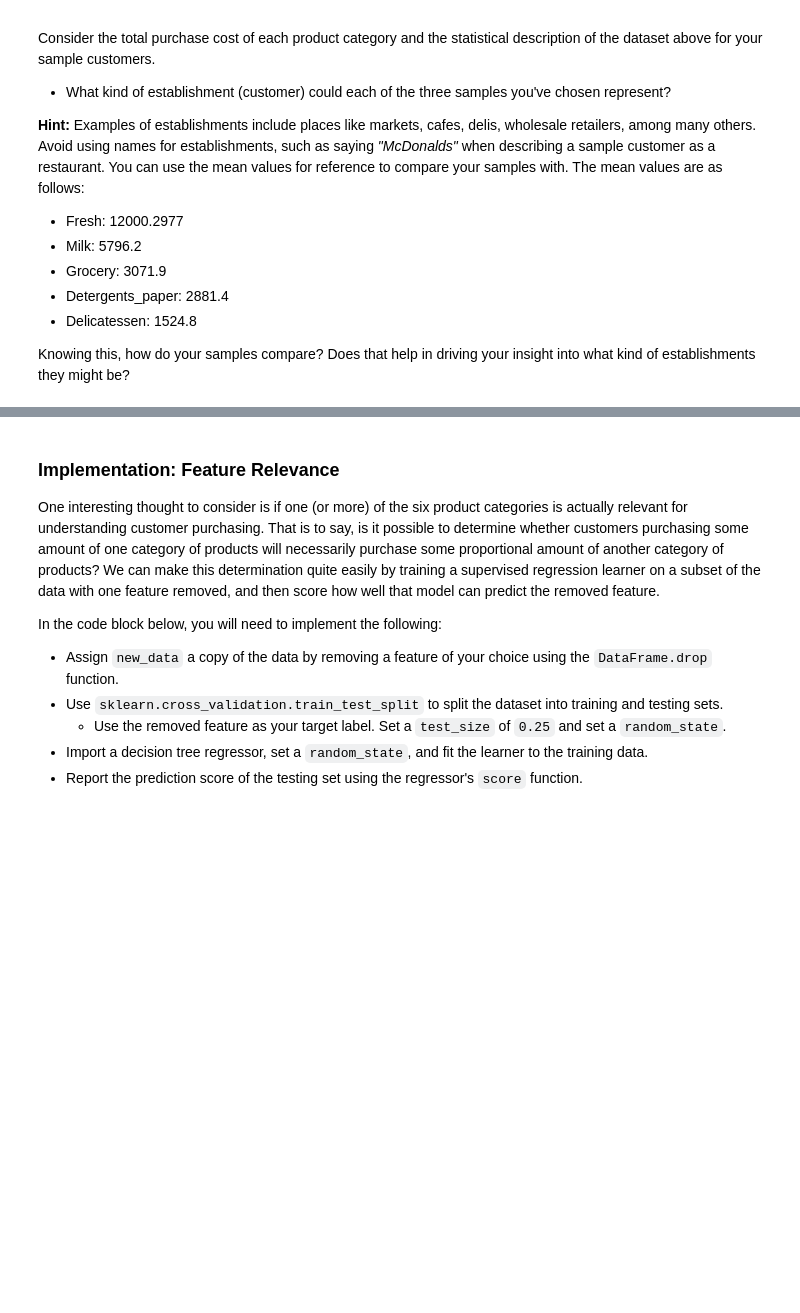
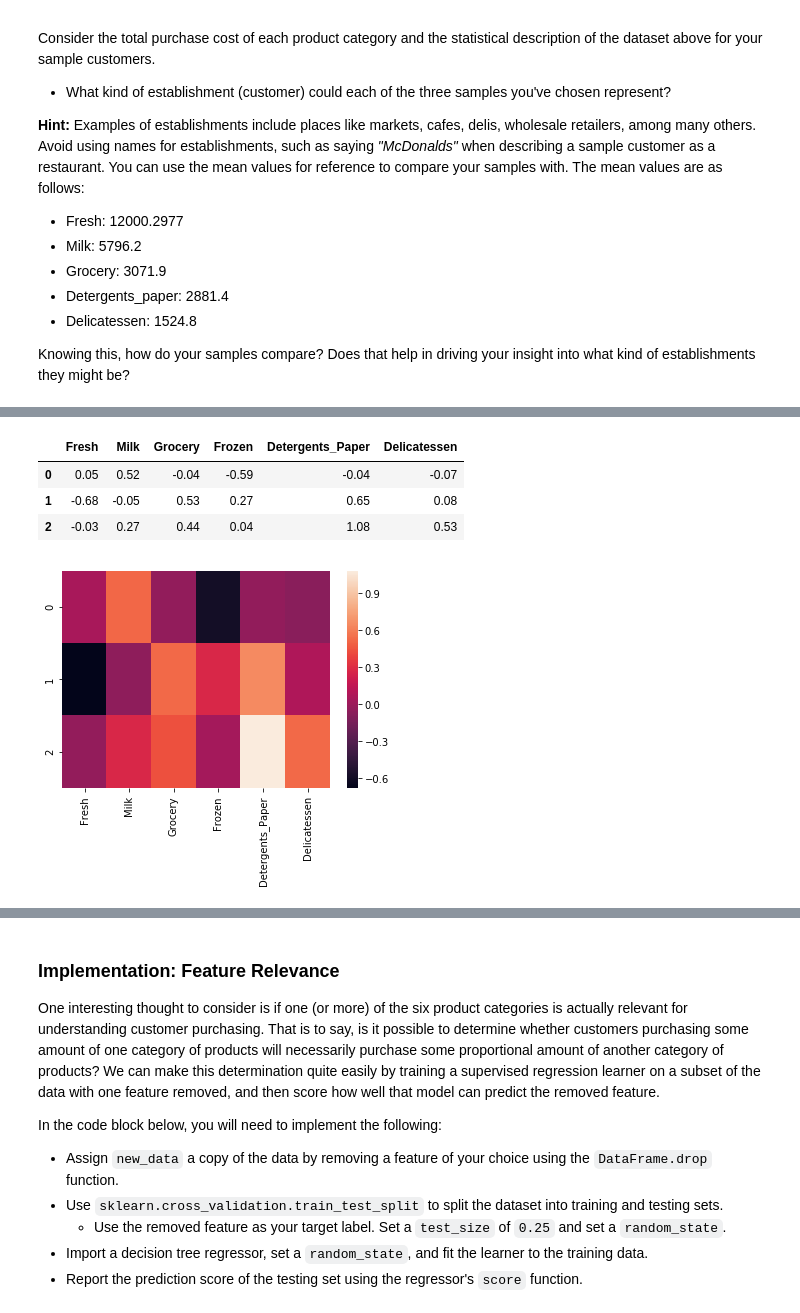
Before and after one commit to MatthewChatham/customer-segments, a Jupyter notebook: customer_segments.ipynb, the cells around one changed output, grey strips where cells are left out. Cells and saved outputs as stored; diff of their text form; code cells hidden in the pictures; blank space fills up the shorter version.

```diff
--- a/customer_segments.ipynb
+++ b/customer_segments.ipynb
@@ -87,0 +92,12 @@ Knowing this, how do your samples compare? Does that help in driving your insigh
+# %%
+standardized_samples = ((samples - data.mean())/data.std()).round(2)
+standardized_samples
+# %% [output]
+|  | Fresh | Milk | Grocery | Frozen | Detergents_Paper | Delicatessen |
+| 0 | 0.05 | 0.52 | -0.04 | -0.59 | -0.04 | -0.07 |
+| 1 | -0.68 | -0.05 | 0.53 | 0.27 | 0.65 | 0.08 |
+| 2 | -0.03 | 0.27 | 0.44 | 0.04 | 1.08 | 0.53 |
+# %%
+sns.heatmap(standardized_samples);
+# %% [output]
+[figure, added]
```
Also changed, not shown: parts of 36 cells of this notebook, 1 other file.
